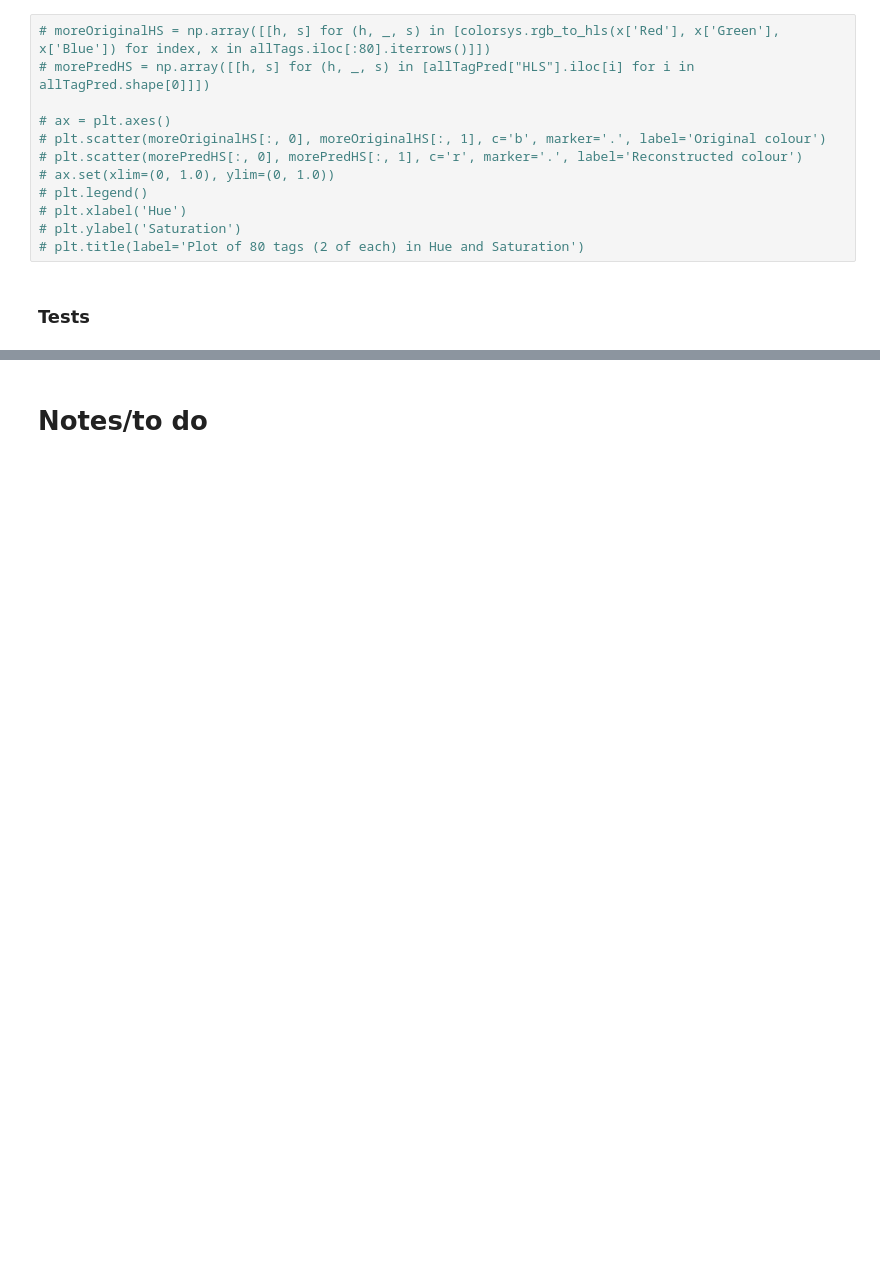
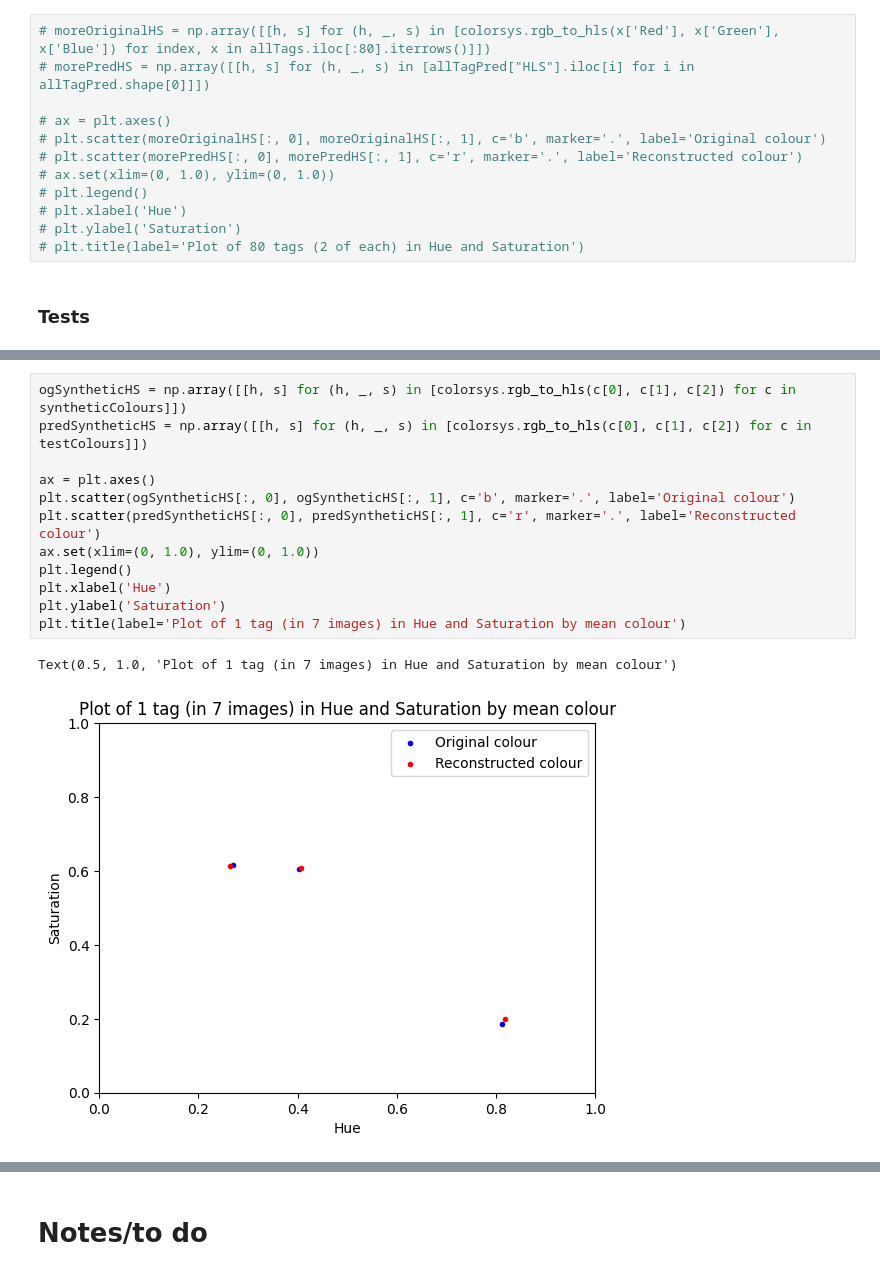
Before and after one commit to acb21kb/bumblebee-tags, a Jupyter notebook: open_files.ipynb, the cells around one changed output, grey strips where cells are left out. Cells and saved outputs as stored; diff of their text form; blank space fills up the shorter version.

```diff
--- a/open_files.ipynb
+++ b/open_files.ipynb
@@ -737,0 +804,15 @@ plt.imshow(synthTag, clim=[0, 255])
+# %%
+ogSyntheticHS = np.array([[h, s] for (h, _, s) in [colorsys.rgb_to_hls(c[0], c[1], c[2]) for c in syntheticColours]])
+predSyntheticHS = np.array([[h, s] for (h, _, s) in [colorsys.rgb_to_hls(c[0], c[1], c[2]) for c in testColours]])
+
+ax = plt.axes()
+plt.scatter(ogSyntheticHS[:, 0], ogSyntheticHS[:, 1], c='b', marker='.', label='Original colour')
+plt.scatter(predSyntheticHS[:, 0], predSyntheticHS[:, 1], c='r', marker='.', label='Reconstructed colour')
+ax.set(xlim=(0, 1.0), ylim=(0, 1.0))
+plt.legend()
+plt.xlabel('Hue')
+plt.ylabel('Saturation')
+plt.title(label='Plot of 1 tag (in 7 images) in Hue and Saturation by mean colour')
+# %% [output]
+Text(0.5, 1.0, 'Plot of 1 tag (in 7 images) in Hue and Saturation by mean colour')
+[figure, added]
```
Also changed, not shown: parts of 15 cells of this notebook.
